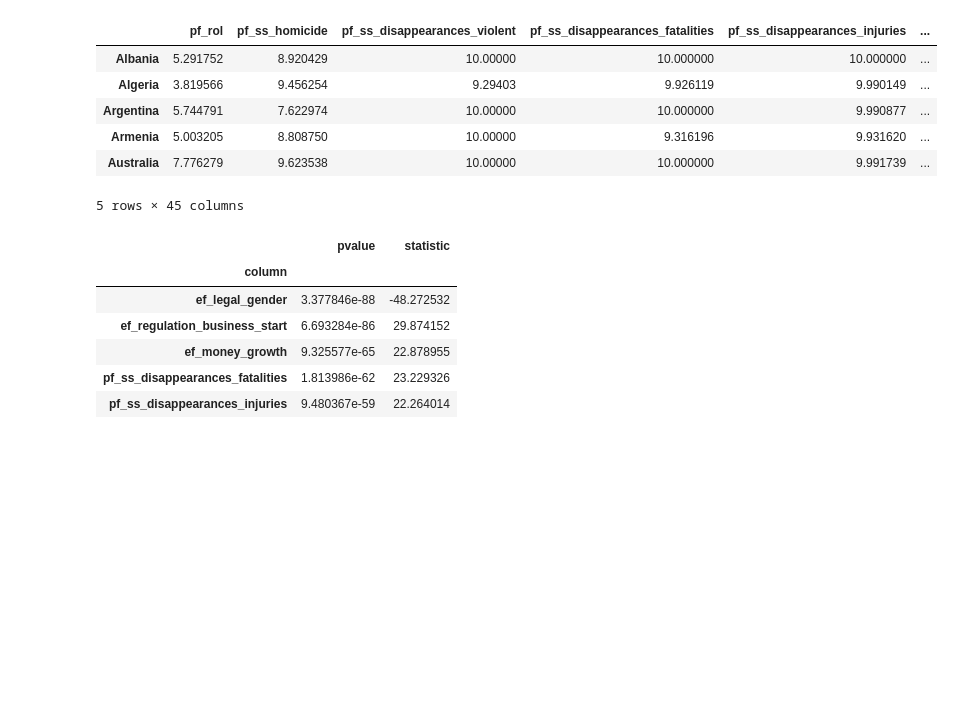
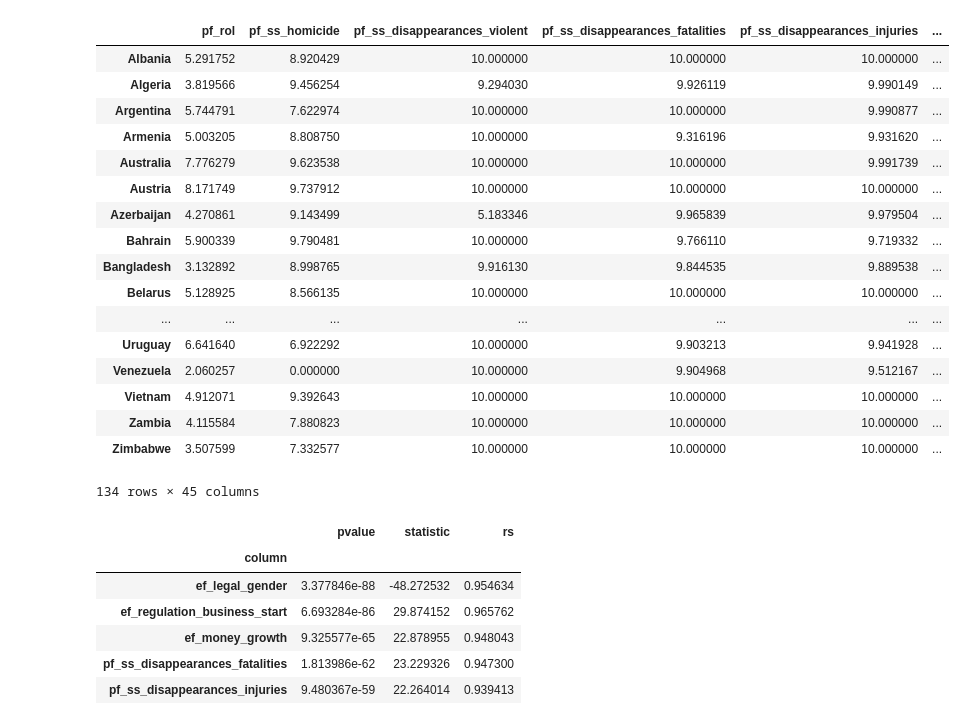
Before and after one commit to Faedra/Freedom-and-Happiness, a Jupyter notebook: thefunstuff/Question_3.ipynb, the cells around one changed output. Saved outputs shown, nothing was run; the diff lists cells and outputs as text; code cells hidden in the pictures; blank space fills up the shorter version.

```diff
--- a/thefunstuff/Question_3.ipynb
+++ b/thefunstuff/Question_3.ipynb
@@ -1,38 +1,50 @@
 # %%
 import pandas as pd
 import numpy as np
 # The statistical module used to run chi square test
 import seaborn as sns
 import scipy.stats as stats
 import statsmodels.api as sm
 import matplotlib.pyplot as plt
 
 all_data = pd.read_csv('starting_data/hfi_cc_2018.csv',index_col="countries")
 
 freedom_and_happiness = pd.read_csv('starting_data/happiness.csv',index_col="Country")
 
 latest_year = all_data.loc[all_data['year'] == 2016]
 
 df = latest_year.dropna(axis='columns')
 df = df.merge(freedom_and_happiness, left_index=True, right_index=True, validate="one_to_one")
 df = df.drop(columns=['year','ISO_code','region','ef_score','ef_rank','hf_quartile','pf_score','pf_rank','hf_rank','hf_score'])
 
 labels = pd.read_csv('starting_data/labels.csv',index_col="index")
 
-df.head()
+df
 # %% [output]
 |  | pf_rol | pf_ss_homicide | pf_ss_disappearances_violent | pf_ss_disappearances_fatalities | pf_ss_disappearances_injuries | ... |
-| Albania | 5.291752 | 8.920429 | 10.00000 | 10.000000 | 10.000000 | ... |
-| Algeria | 3.819566 | 9.456254 | 9.29403 | 9.926119 | 9.990149 | ... |
-| Argentina | 5.744791 | 7.622974 | 10.00000 | 10.000000 | 9.990877 | ... |
-| Armenia | 5.003205 | 8.808750 | 10.00000 | 9.316196 | 9.931620 | ... |
-| Australia | 7.776279 | 9.623538 | 10.00000 | 10.000000 | 9.991739 | ... |
+| Albania | 5.291752 | 8.920429 | 10.000000 | 10.000000 | 10.000000 | ... |
+| Algeria | 3.819566 | 9.456254 | 9.294030 | 9.926119 | 9.990149 | ... |
+| Argentina | 5.744791 | 7.622974 | 10.000000 | 10.000000 | 9.990877 | ... |
+| Armenia | 5.003205 | 8.808750 | 10.000000 | 9.316196 | 9.931620 | ... |
+| Australia | 7.776279 | 9.623538 | 10.000000 | 10.000000 | 9.991739 | ... |
+| Austria | 8.171749 | 9.737912 | 10.000000 | 10.000000 | 10.000000 | ... |
+| Azerbaijan | 4.270861 | 9.143499 | 5.183346 | 9.965839 | 9.979504 | ... |
+| Bahrain | 5.900339 | 9.790481 | 10.000000 | 9.766110 | 9.719332 | ... |
+| Bangladesh | 3.132892 | 8.998765 | 9.916130 | 9.844535 | 9.889538 | ... |
+| Belarus | 5.128925 | 8.566135 | 10.000000 | 10.000000 | 10.000000 | ... |
+| ... | ... | ... | ... | ... | ... | ... |
+| Uruguay | 6.641640 | 6.922292 | 10.000000 | 9.903213 | 9.941928 | ... |
+| Venezuela | 2.060257 | 0.000000 | 10.000000 | 9.904968 | 9.512167 | ... |
+| Vietnam | 4.912071 | 9.392643 | 10.000000 | 10.000000 | 10.000000 | ... |
+| Zambia | 4.115584 | 7.880823 | 10.000000 | 10.000000 | 10.000000 | ... |
+| Zimbabwe | 3.507599 | 7.332577 | 10.000000 | 10.000000 | 10.000000 | ... |
-5 rows × 45 columns
+134 rows × 45 columns
 # %%
 pvals = pd.DataFrame(columns=["column","pvalue","statistic"])
 
 pv = []
 statistics = []
+r = []
 for col in df.columns:
     t = stats.ttest_ind(df[col], df['Happiness score'], equal_var=False)
     pv.append(t.pvalue)
@@ -41,6 +53,7 @@ for col in df.columns:
 pvals["column"] = df.columns
 pvals["pvalue"] = pv
 pvals["statistic"] = statistics
+pvals["rs"] = r
 pvals = pvals.set_index('column')
 pvals = pvals.drop(index=['Happiness score'])
 
@@ -49,13 +62,13 @@ pvals = pvals.sort_values(by=['pvalue'])
 critical_value = stats.chi2.ppf(q = 0.95, df = len(df) - 1)
 pvals.head()
 # %% [output]
-|  | pvalue | statistic |
-| column |  |  |
-| ef_legal_gender | 3.377846e-88 | -48.272532 |
-| ef_regulation_business_start | 6.693284e-86 | 29.874152 |
-| ef_money_growth | 9.325577e-65 | 22.878955 |
-| pf_ss_disappearances_fatalities | 1.813986e-62 | 23.229326 |
-| pf_ss_disappearances_injuries | 9.480367e-59 | 22.264014 |
+|  | pvalue | statistic | rs |
+| column |  |  |  |
+| ef_legal_gender | 3.377846e-88 | -48.272532 | 0.954634 |
+| ef_regulation_business_start | 6.693284e-86 | 29.874152 | 0.965762 |
+| ef_money_growth | 9.325577e-65 | 22.878955 | 0.948043 |
+| pf_ss_disappearances_fatalities | 1.813986e-62 | 23.229326 | 0.947300 |
+| pf_ss_disappearances_injuries | 9.480367e-59 | 22.264014 | 0.939413 |
 # %%
 chis = pd.DataFrame(columns=["column","pvalue","statistic"])
 a = []
```
Also changed, not shown: parts of 5 cells of this notebook, 51 other files.
